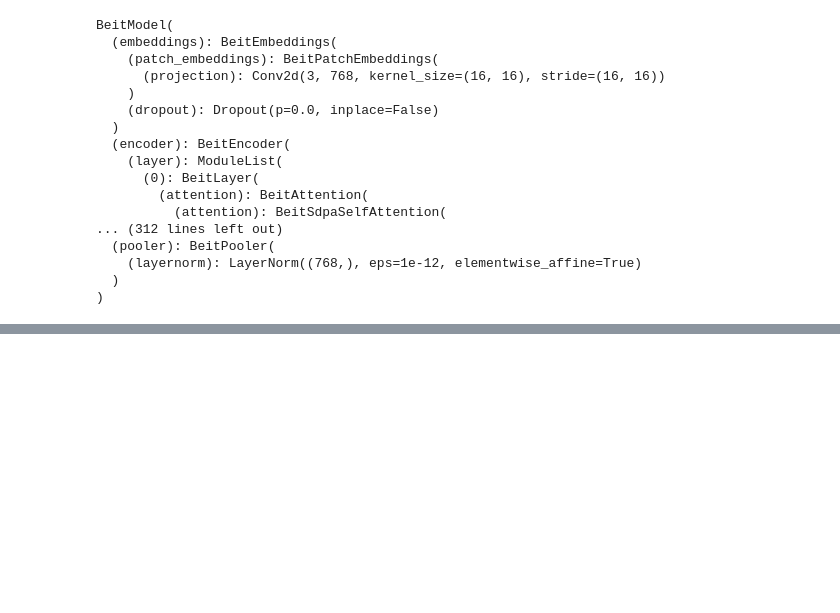
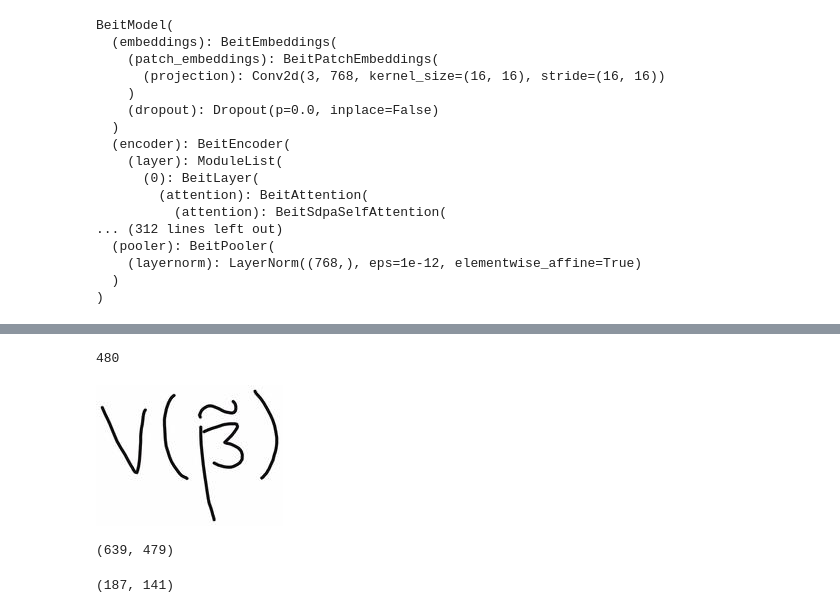
Before and after one commit to KKivik/AiBoardNotes, a Jupyter notebook: look.ipynb, the cells around one changed output, grey strips where cells are left out. Drawn from its saved outputs; the diff is of its cells as text; code cells hidden in the pictures; blank space fills up the shorter version.

```diff
--- a/look.ipynb
+++ b/look.ipynb
@@ -89,0 +250,4 @@ BeitModel(
+# %%
+H
+# %% [output]
+480
@@ -89,0 +294,4 @@ BeitModel(
+# %%
+image
+# %% [output]
+[figure, added]
@@ -89,0 +300,8 @@ BeitModel(
+# %%
+a.size
+# %% [output]
+(639, 479)
+# %%
+image.size
+# %% [output]
+(187, 141)
```
Also changed, not shown: parts of 33 cells of this notebook, 3 other files.
